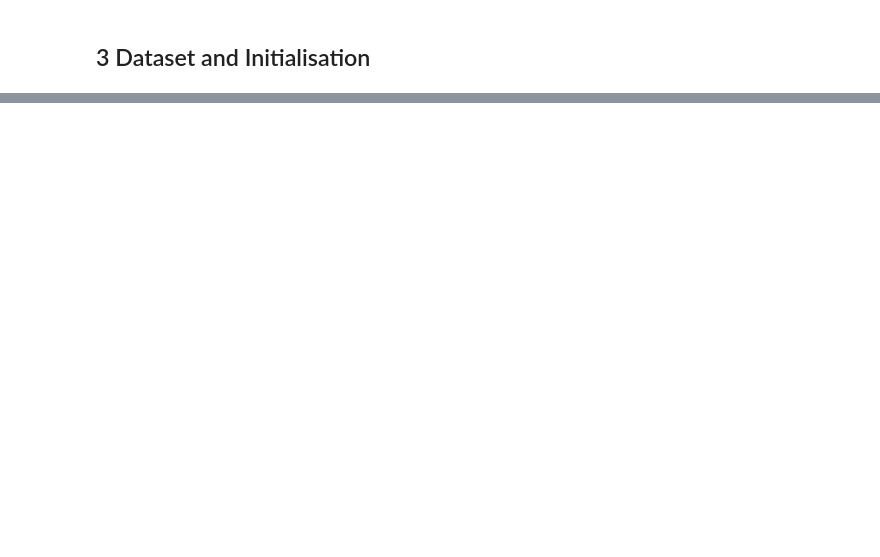
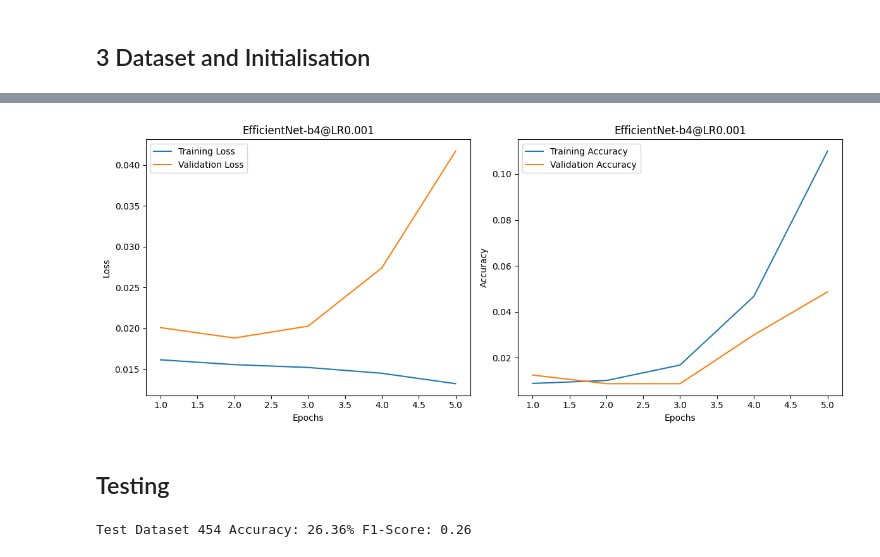
Before and after one commit to HSLU-Projects/ARTIFIN, a Jupyter notebook: 3_TrainDetection.ipynb, the cells around one changed output, grey strips where cells are left out. Saved outputs shown, nothing was run; the diff lists cells and outputs as text; code cells hidden in the pictures; blank space fills up the shorter version.

```diff
--- a/3_TrainDetection.ipynb
+++ b/3_TrainDetection.ipynb
@@ -295,0 +416,33 @@ Accuracy of the network on the 1000 test images: 1.3 %
+# %%
+def plot_loss_and_accuracy(num_epochs, training_loss, validation_loss, training_accuracy, validation_accuracy, learning_rate):
+    epochs = range(1, num_epochs + 1)
+    # Set the figure size to make it broader
+    plt.figure(figsize=(12, 5))
+
+    # Plot Loss
+    plt.subplot(1, 2, 1)
+    plt.plot(epochs, training_loss, label='Training Loss')
+    plt.plot(epochs, validation_loss, label='Validation Loss')
+    plt.title(f'EfficientNet-b4@LR{learning_rate}')
+    plt.xlabel('Epochs')
+    plt.ylabel('Loss')
+    plt.legend()
+
+    # Plot Accuracy
+    plt.subplot(1, 2, 2)
+    plt.plot(epochs, training_accuracy, label='Training Accuracy')
+    plt.plot(epochs, validation_accuracy, label='Validation Accuracy')
+    plt.title(f'EfficientNet-b4@LR{learning_rate}')
+    plt.xlabel('Epochs')
+    plt.ylabel('Accuracy')
+    plt.legend()
+
+    plt.tight_layout()  # Ensures proper spacing between subplots
+    plt.show()
+
+# Example usage:
+plot_loss_and_accuracy(num_epochs, training_loss, validation_loss, training_accuracy, validation_accuruacy, learning_rate)
+# %% [output]
+[figure, added]
+# %% [markdown]
+## Testing
@@ -295,0 +453,24 @@ Accuracy of the network on the 1000 test images: 1.3 %
+# %%
+from sklearn.metrics import f1_score
+
+model.eval()
+all_labels = []
+all_predictions = []
+
+with torch.no_grad():
+    running_acc = []
+    running_f1 = []
+    for images, labels in test_loader:
+        images = images.to(device)
+        labels = labels.to(device)
+        logits = model(images)
+        running_acc.append(check_correct(logits, labels) / labels.size(0))
+        ohm = get_one_hot_matrix(logits, labels).cpu()
+        running_f1.append(f1_score(labels.cpu(), ohm, average='micro'))
+        all_labels.append(labels.cpu().argmax(dim=1).numpy())
+        all_predictions.append(ohm.argmax(dim=1).numpy())
+    total_acc = sum(running_acc) / len(test_loader)
+    total_f1 = sum(running_f1) / len(test_loader)
+    print('Test Dataset {} Accuracy: {:.2f}% F1-Score: {:.2f} '.format(test_df.shape[0], total_acc * 100, total_f1))
+# %% [output]
+Test Dataset 454 Accuracy: 26.36% F1-Score: 0.26
```
Also changed, not shown: parts of 33 cells of this notebook.
